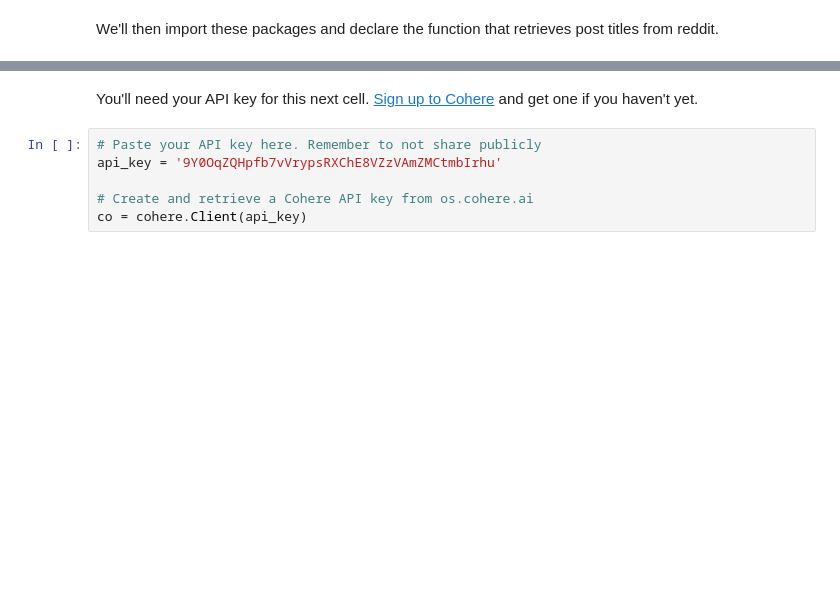
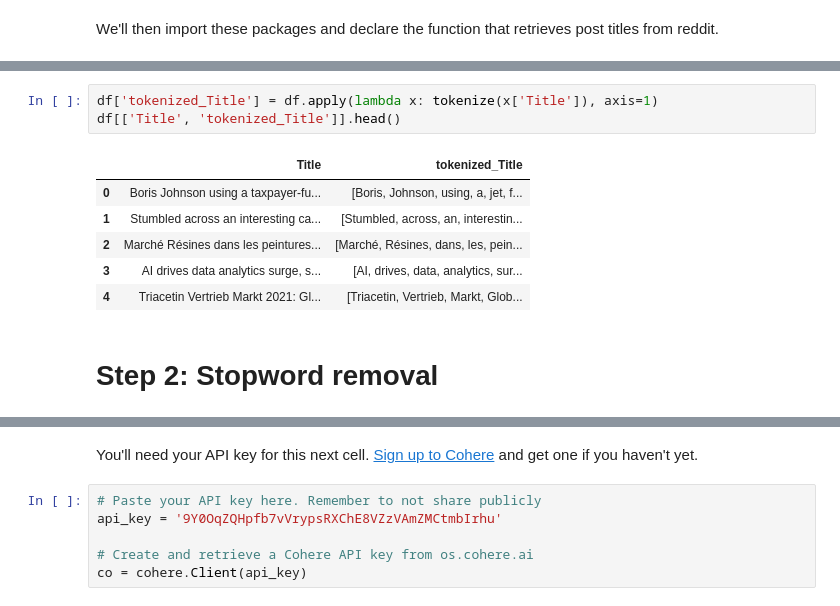
Before and after one commit to MohammedEsamaldin/Prompt-Engineering, a Jupyter notebook: notebooks/Entity_Extrcation_with_Generative_Language_Models.ipynb, the cells around one changed output, grey strips where cells are left out. Drawn from its saved outputs; the diff is of its cells as text; blank space fills up the shorter version.

```diff
--- a/notebooks/Entity_Extrcation_with_Generative_Language_Models.ipynb
+++ b/notebooks/Entity_Extrcation_with_Generative_Language_Models.ipynb
@@ -33,0 +64,12 @@ FileNotFoundError: [Errno 2] No such file or directory: './data/Example_data.xls
+# %%
+df['tokenized_Title'] = df.apply(lambda x: tokenize(x['Title']), axis=1)
+df[['Title', 'tokenized_Title']].head()
+# %% [output]
+|  | Title | tokenized_Title |
+| 0 | Boris Johnson using a taxpayer-fu... | [Boris, Johnson, using, a, jet, f... |
+| 1 | Stumbled across an interesting ca... | [Stumbled, across, an, interestin... |
+| 2 | Marché Résines dans les peintures... | [Marché, Résines, dans, les, pein... |
+| 3 | AI drives data analytics surge, s... | [AI, drives, data, analytics, sur... |
+| 4 | Triacetin Vertrieb Markt 2021: Gl... | [Triacetin, Vertrieb, Markt, Glob... |
+# %% [markdown]
+# Step 2: Stopword removal
```
Also changed, not shown: parts of 22 cells of this notebook.
